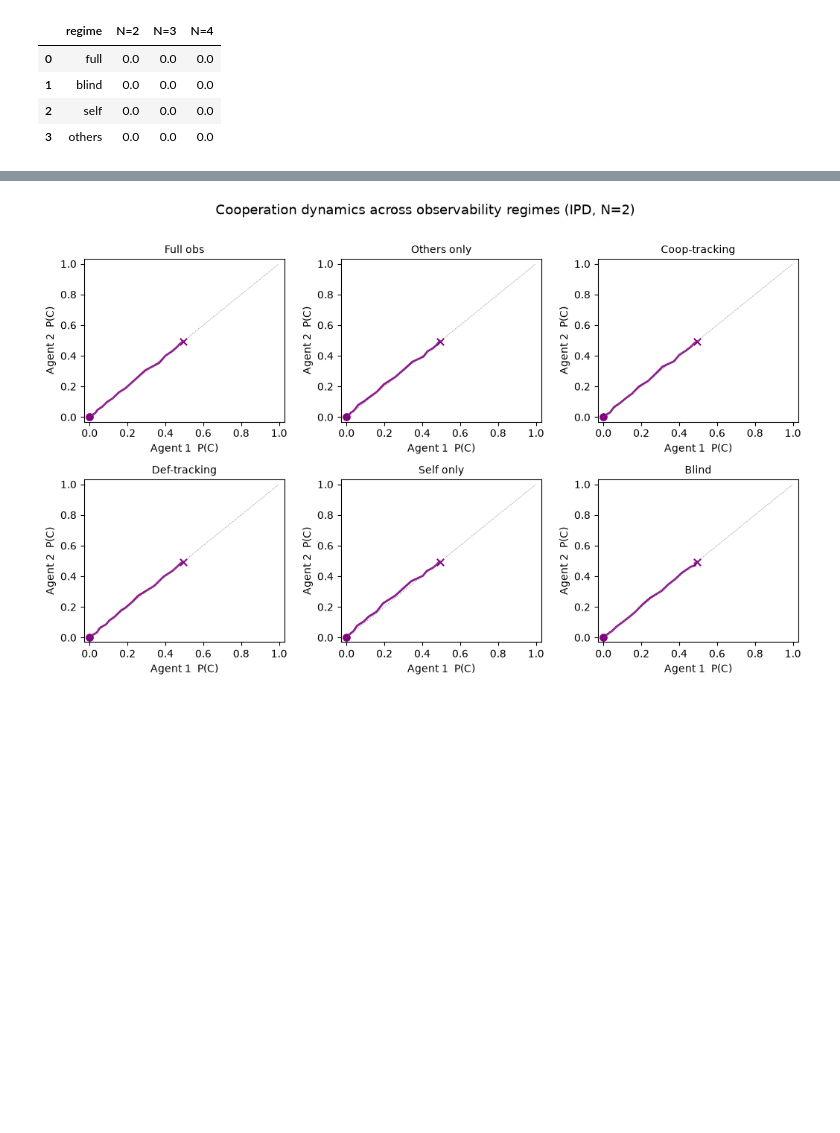
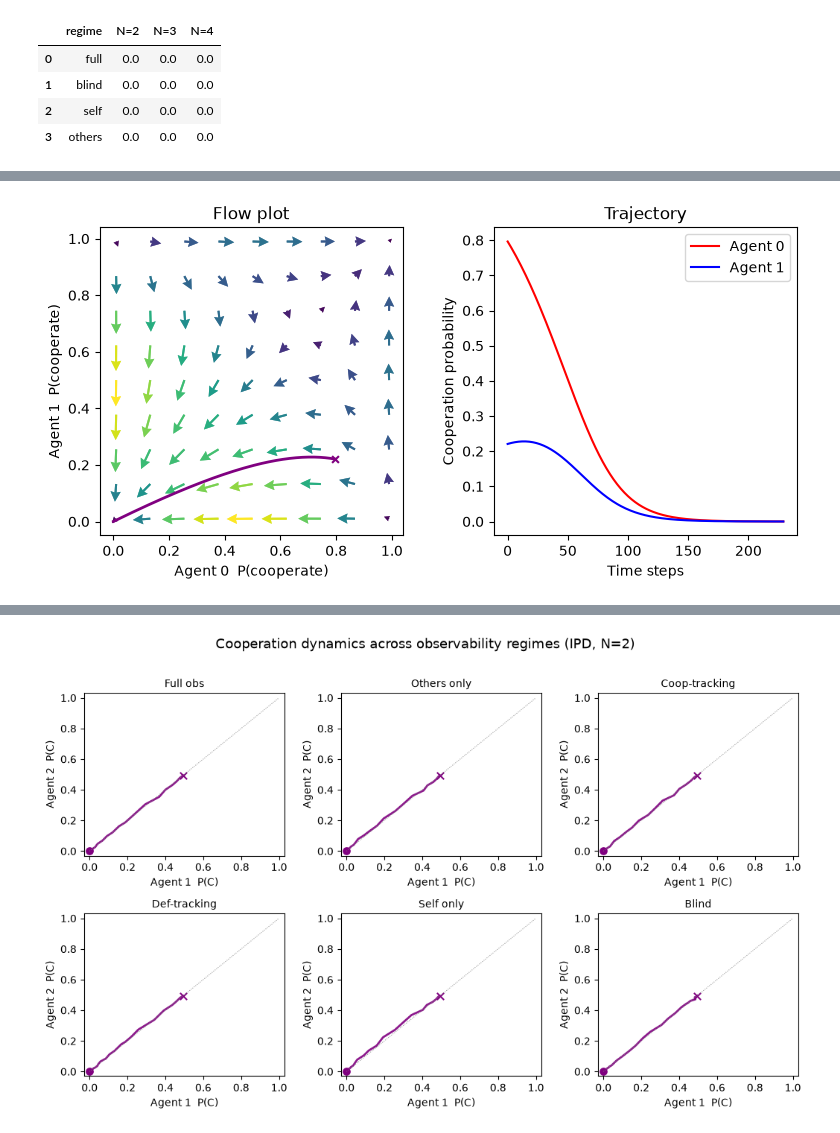
Before and after one commit to marimeireles/MARL-mixed, a Jupyter notebook: jaxmarl_env/results_notebook.ipynb, the cells around one changed output, grey strips where cells are left out. Saved outputs shown, nothing was run; the diff lists cells and outputs as text; code cells hidden in the pictures; blank space fills up the shorter version.

```diff
--- a/jaxmarl_env/results_notebook.ipynb
+++ b/jaxmarl_env/results_notebook.ipynb
@@ -197,0 +210,29 @@ else:
+# %%
+import os as _os
+_os.environ.setdefault("JAX_PLATFORMS", "cpu")   # CRLD compute is tiny; CPU avoids GPU setup
+import sys as _sys
+_sys.path.insert(0, REPO)
+import numpy as _np
+from pyCRLD.Agents.StrategyActorCritic import stratAC
+from pyCRLD.Environments.SocialDilemma import SocialDilemma
+from pyCRLD.Utils import FlowPlot as fp
+
+env = SocialDilemma(R=1.0, T=0.8, S=-0.5, P=0.0)
+mae = stratAC(env=env, learning_rates=0.1, discount_factors=0.9)
+_np.random.seed(0)
+xtraj, reached = mae.trajectory(mae.random_softmax_strategy(), Tmax=10000, tolerance=1e-5)
+
+fig, axs = plt.subplots(1, 2, figsize=(9, 4)); plt.subplots_adjust(wspace=0.3)
+xs = ([0], [0], [0]); ys = ([1], [0], [0])
+ax = fp.plot_strategy_flow(mae, xs, ys, use_RPEarrows=False,
+                           flowarrow_points=_np.linspace(0.01, 0.99, 9), axes=[axs[0]])
+fp.plot_trajectories([xtraj], xs, ys, cols=["purple"], axes=ax)
+axs[0].set_xlabel("Agent 0  P(cooperate)"); axs[0].set_ylabel("Agent 1  P(cooperate)")
+axs[0].set_title("Flow plot")
+axs[1].plot(xtraj[:, 0, 0, 0], label="Agent 0", c="red")
+axs[1].plot(xtraj[:, 1, 0, 0], label="Agent 1", c="blue")
+axs[1].set_xlabel("Time steps"); axs[1].set_ylabel("Cooperation probability")
+axs[1].legend(); axs[1].set_title("Trajectory")
+plt.show()
+# %% [output]
+[figure, added]
```
Also changed, not shown: parts of 6 cells of this notebook, 11 other files.
